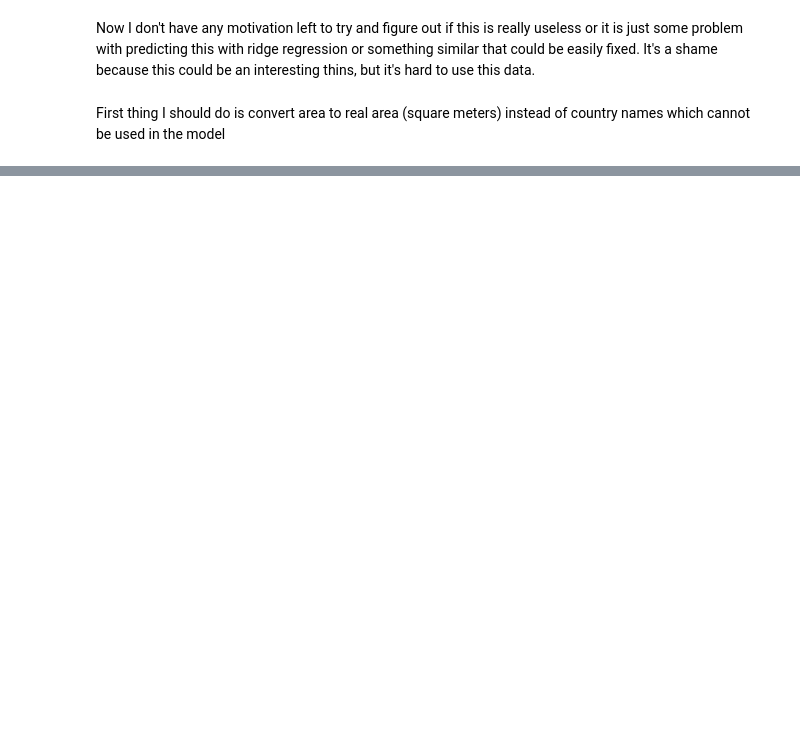
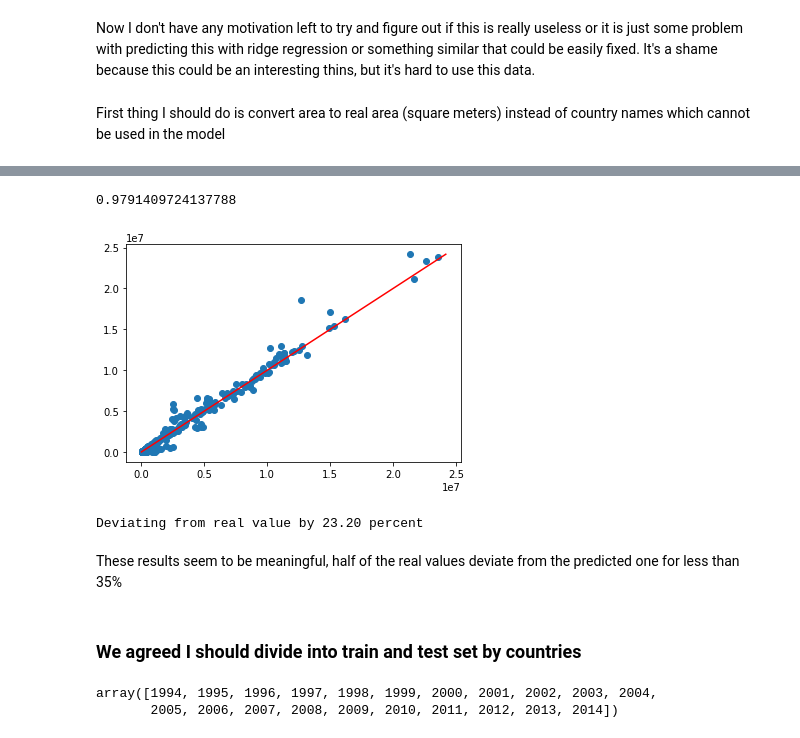
Before and after one commit to caralen/ada-project-faam, a Jupyter notebook: predict.ipynb, the cells around one changed output, grey strips where cells are left out. Cells and saved outputs as stored; diff of their text form; code cells hidden in the pictures; blank space fills up the shorter version.

```diff
--- a/predict.ipynb
+++ b/predict.ipynb
@@ -290,0 +449,20 @@ First thing I should do is convert area to real area (square meters) instead of
+# %%
+from sklearn.model_selection import GridSearchCV
+# Create the parameter grid based on the results of random search
+param_grid = {
+    'bootstrap': [True, False],
+    'max_depth': [None],
+    'max_features': ['sqrt', 'auto'],
+    'min_samples_leaf': [1, 2],
+    'min_samples_split': [2, 2],
+    'n_estimators': [350, 400, 450]
+}
+# Create a based model
+rf = RandomForestRegressor()
+# Instantiate the grid search model
+grid_search = GridSearchCV(estimator = rf, param_grid = param_grid,
+                          cv = 3, n_jobs = -1, verbose = 2)
+# %%
+# Fit the grid search to the data
+grid_search.fit(X_train, y_train)
+grid_search.best_params_
@@ -290,0 +485,6 @@ First thing I should do is convert area to real area (square meters) instead of
+# %%
+final_df = df.merge(land, on=['Area', 'Year'])
+final_df['Area'] = final_df['Country Size']
+final_df.drop('Country Size', axis=1, inplace=True)
+final_df = final_df[final_df.Area < final_df.Area.quantile(.95)]
+final_df.head()
@@ -290,0 +498,24 @@ First thing I should do is convert area to real area (square meters) instead of
+# %%
+X = final_df.iloc[:, :-1]
+y = final_df.iloc[:, -1]
+
+X_train, X_test, y_train, y_test = train_test_split(X, y, test_size=0.3, shuffle=True)
+
+rf = RandomForestRegressor(**grid_search.best_params_).fit(X_train, y_train)
+rf.score(X_test, y_test)
+# %% [output]
+0.9791409724137788
+# %%
+plt.scatter(rf.predict(X_test), y_test)
+plt.plot((0, y_test.max()),(0, y_test.max()), c='r');
+# %% [output]
+[figure, added]
+# %%
+errors = abs(rf.predict(X_test) - y_test)
+print("Deviating from real value by %.2f percent" % (100 * np.median(errors / y_test)))
+# %% [output]
+Deviating from real value by 23.20 percent
+# %% [markdown]
+These results seem to be meaningful, half of the real values deviate from the predicted one for less than 35%
+# %% [markdown]
+### We agreed I should divide into train and test set by countries
@@ -290,0 +559,5 @@ First thing I should do is convert area to real area (square meters) instead of
+# %%
+df.Year.unique()
+# %% [output]
+array([1994, 1995, 1996, 1997, 1998, 1999, 2000, 2001, 2002, 2003, 2004,
+       2005, 2006, 2007, 2008, 2009, 2010, 2011, 2012, 2013, 2014])
```
Also changed, not shown: parts of 42 cells of this notebook.
